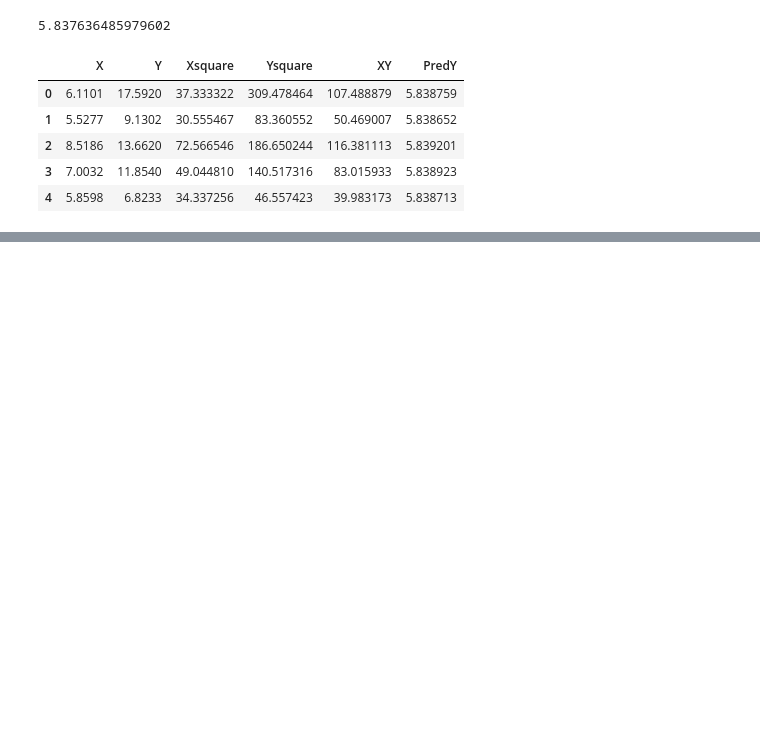
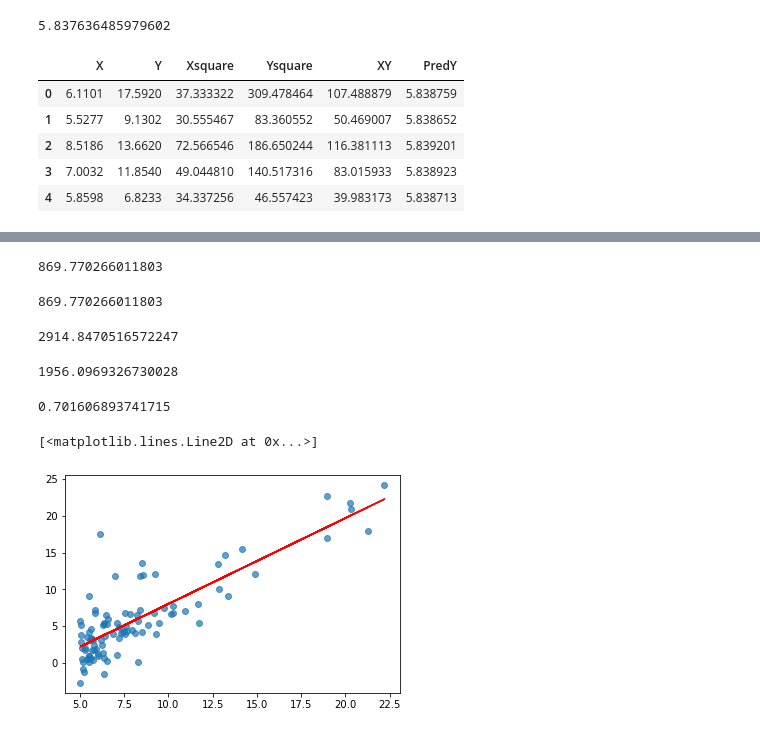
Before and after one commit to 1NT18IS177/upanshu_7b_ml_lab, a Jupyter notebook: Program 5/Program 5 - Linear Regression.ipynb, the cells around one changed output, grey strips where cells are left out. Drawn from its saved outputs; the diff is of its cells as text; code cells hidden in the pictures; blank space fills up the shorter version.

```diff
--- a/Program 5/Program 5 - Linear Regression.ipynb
+++ b/Program 5/Program 5 - Linear Regression.ipynb
@@ -138,0 +179,26 @@ print(cost, sse, ssr, sst, rSquare)
+# %%
+cost
+# %% [output]
+869.770266011803
+# %%
+sse
+# %% [output]
+869.770266011803
+# %%
+sst
+# %% [output]
+2914.8470516572247
+# %%
+ssr
+# %% [output]
+1956.0969326730028
+# %%
+rSquare
+# %% [output]
+0.701606893741715
+# %%
+plt.scatter(df['X'], df['Y'], alpha = 0.7)
+plt.plot(df['X'], df['PredY'], color = 'red')
+# %% [output]
+[<matplotlib.lines.Line2D at 0x...>]
+[figure, added]
```
Also changed, not shown: parts of 4 cells of this notebook.
